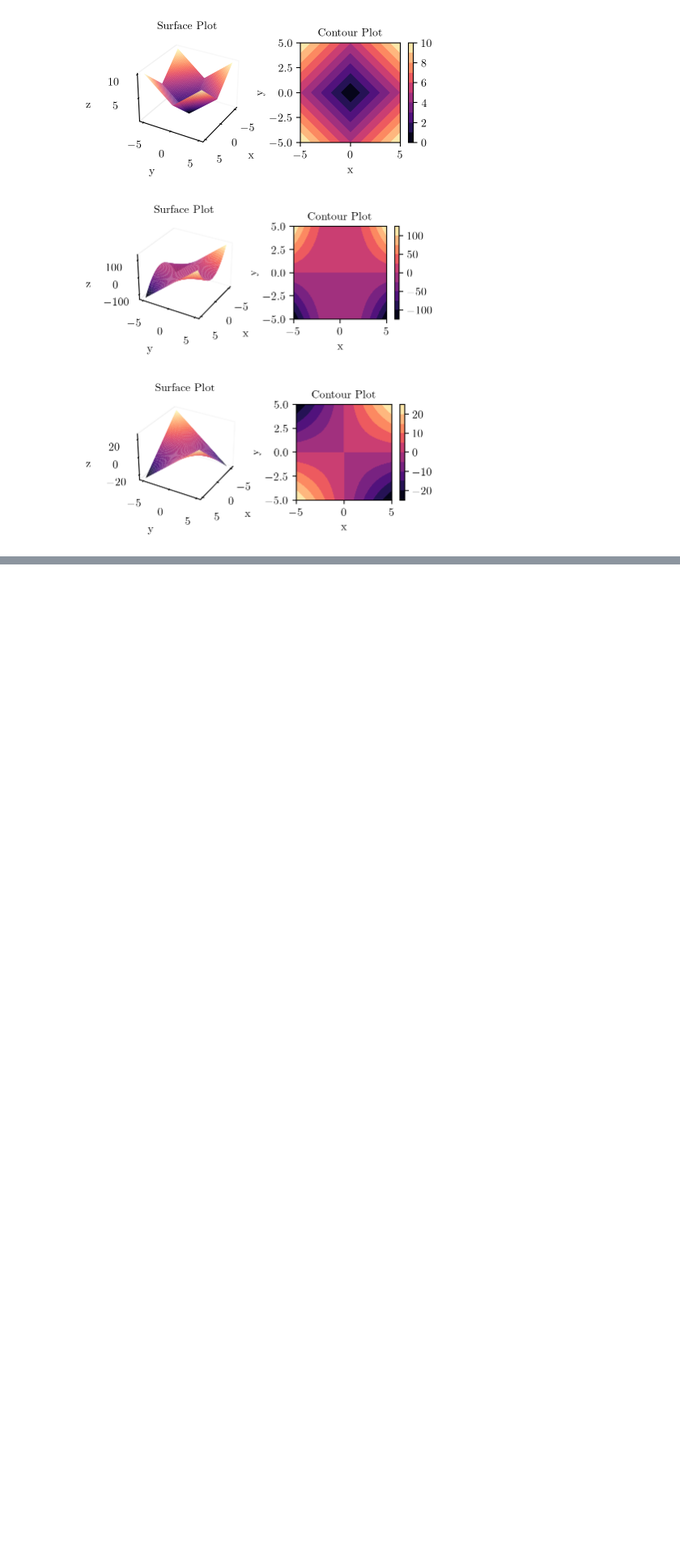
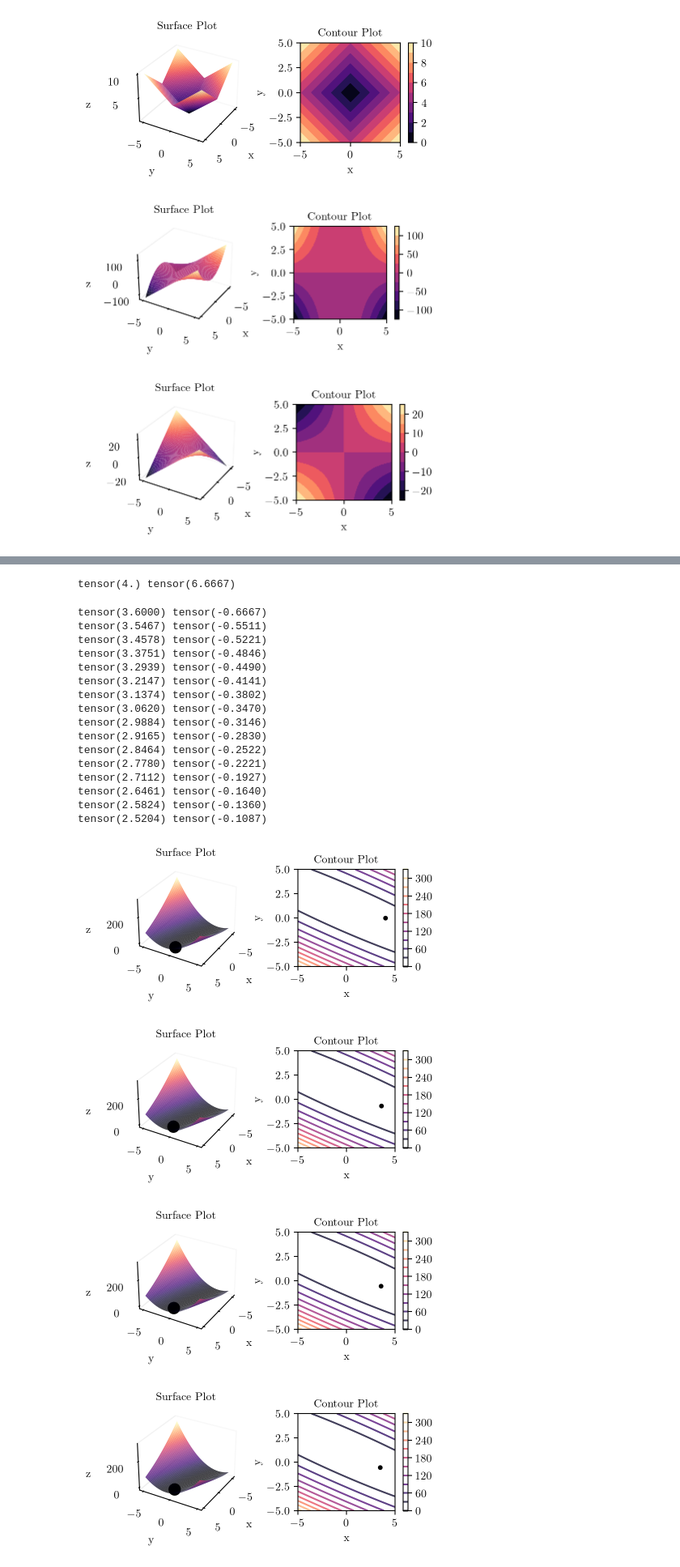
Before and after one commit to nipunbatra/ml-teaching, a Jupyter notebook: notebooks/contour.ipynb, the cells around one changed output, grey strips where cells are left out. Shown at 81% size. Cells and saved outputs as stored; diff of their text form; code cells hidden in the pictures; blank space fills up the shorter version.

```diff
--- a/notebooks/contour.ipynb
+++ b/notebooks/contour.ipynb
@@ -123,0 +135,42 @@ plot_surface_and_contour(lambda x, y: x**2 + y**2, "x_squared_plus_y_squared",
+# %%
+def f(x, y):
+    return (14 + 3*x**2 +14*y**2 -12*x - 28*y + 12*x*y)/3
+
+x0, y0 = torch.tensor(4.0), torch.tensor(0.0)
+# %%
+del_x, del_y = torch.func.grad(f, argnums=(0, 1))(x0, y0)
+print(del_x, del_y)
+# %% [output]
+tensor(4.) tensor(6.6667)
+# %%
+
+xi = x0
+yi = y0
+alpha = 0.1
+for i in range(16):
+    plot_surface_and_contour(f, "linreg-{i}", alpha=0.8, scatter_pts=(xi, yi), filled=False)
+    del_x, del_y = torch.func.grad(f, argnums=(0, 1))(xi, yi)
+    xi = xi - alpha * del_x
+    yi = yi - alpha * del_y
+    print(xi, yi)
+# %% [output]
+tensor(3.6000) tensor(-0.6667)
+tensor(3.5467) tensor(-0.5511)
+tensor(3.4578) tensor(-0.5221)
+tensor(3.3751) tensor(-0.4846)
+tensor(3.2939) tensor(-0.4490)
+tensor(3.2147) tensor(-0.4141)
+tensor(3.1374) tensor(-0.3802)
+tensor(3.0620) tensor(-0.3470)
+tensor(2.9884) tensor(-0.3146)
+tensor(2.9165) tensor(-0.2830)
+tensor(2.8464) tensor(-0.2522)
+tensor(2.7780) tensor(-0.2221)
+tensor(2.7112) tensor(-0.1927)
+tensor(2.6461) tensor(-0.1640)
+tensor(2.5824) tensor(-0.1360)
+tensor(2.5204) tensor(-0.1087)
+[figure, added]
+[figure, added]
+[figure, added]
+[figure, added]
```
Also changed, not shown: parts of 6 cells of this notebook, 20 other files.
